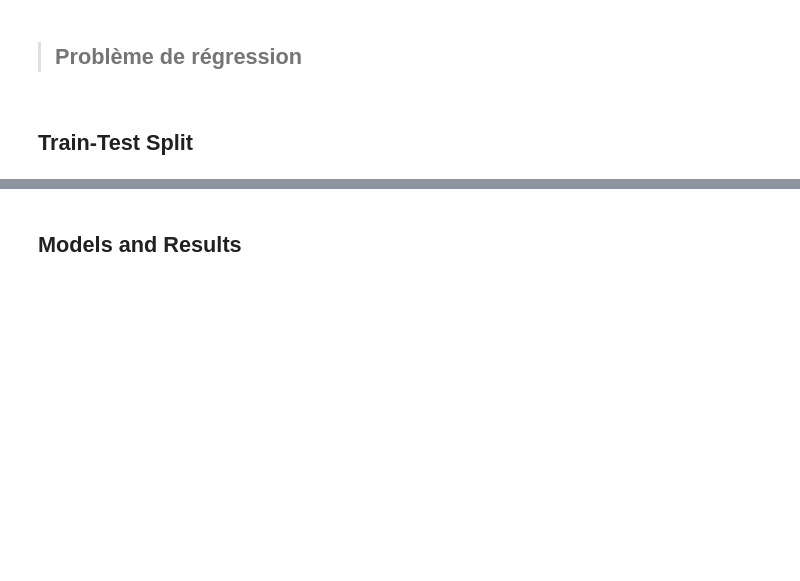
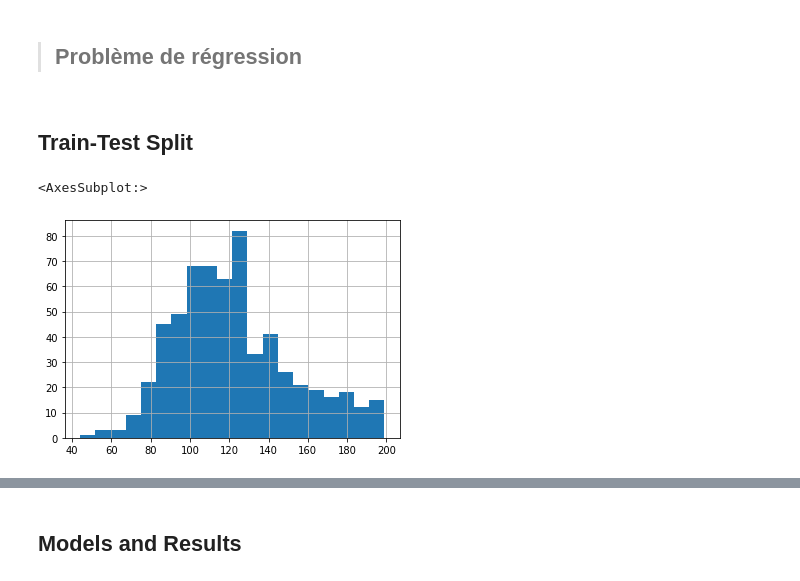
Before and after one commit to JeremCab/MethodesOptimisationBUT, a Jupyter notebook: TP/0_IntroSKL_CORR.ipynb, the cells around one changed output, grey strips where cells are left out. Cells and saved outputs as stored; diff of their text form; code cells hidden in the pictures; blank space fills up the shorter version.

```diff
--- a/TP/0_IntroSKL_CORR.ipynb
+++ b/TP/0_IntroSKL_CORR.ipynb
@@ -256,10 +397,16 @@ weighted avg       0.75      0.75      0.75       154
 # %% [markdown]
 ## Train-Test Split
 # %%
-df_new = pd.get_dummies(df, columns=["Outcome"])
+df_new = pd.get_dummies(df, columns=["Outcome"], dtype=int)
 # %%
-# split data
 X = df_new.drop(["Glucose"], axis=1)
-y = df_new.Glucose
+y = df_new["Glucose"]
 
-X_train, X_test, y_train, y_test = train_test_split(X, y, test_size=0.2, random_state=42)
+X_train, X_test, y_train, y_test = train_test_split(X, y,
+                                                    test_size=0.2,
+                                                    random_state=42)
+# %%
+y_train.hist(bins=20)
+# %% [output]
+<AxesSubplot:>
+[figure, added]
```
Also changed, not shown: parts of 44 cells of this notebook, 1 other file.
